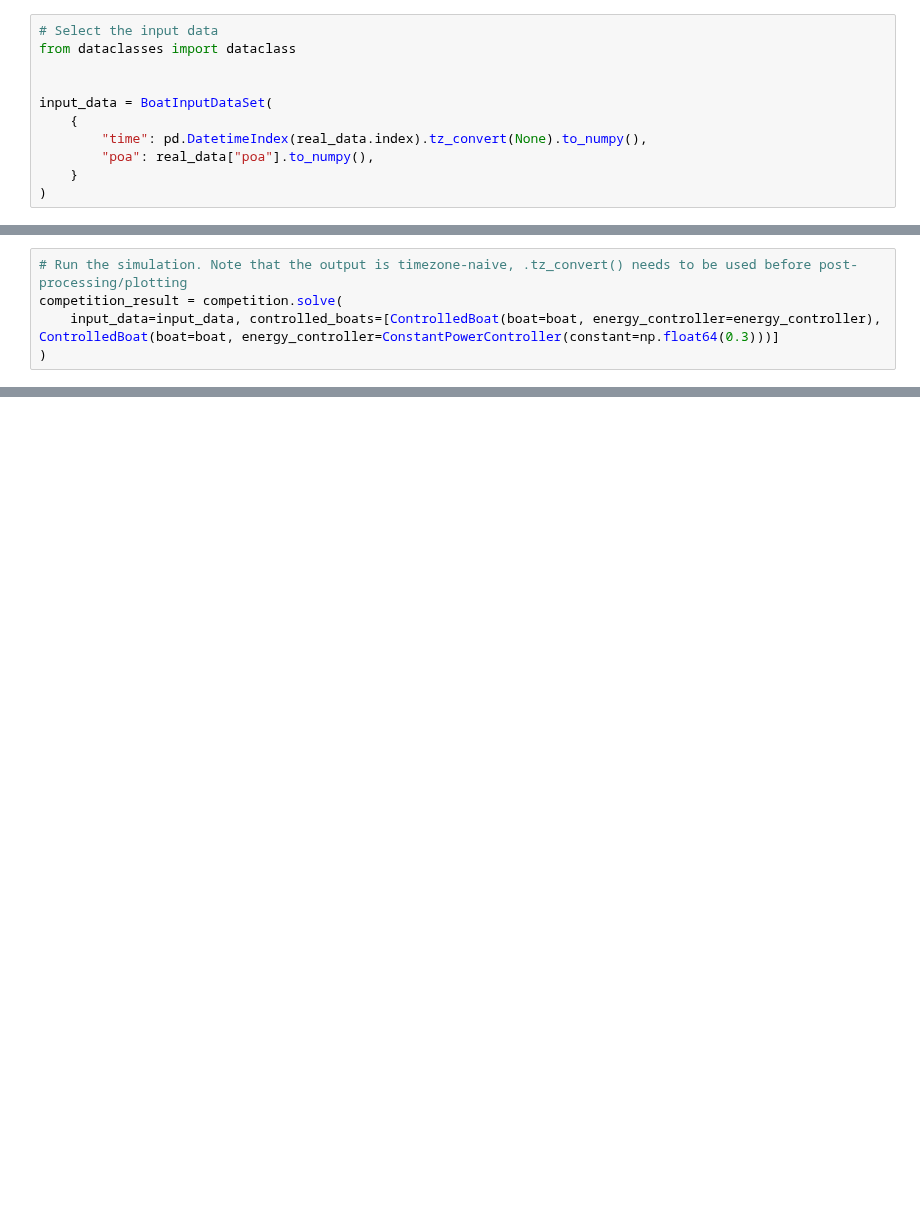
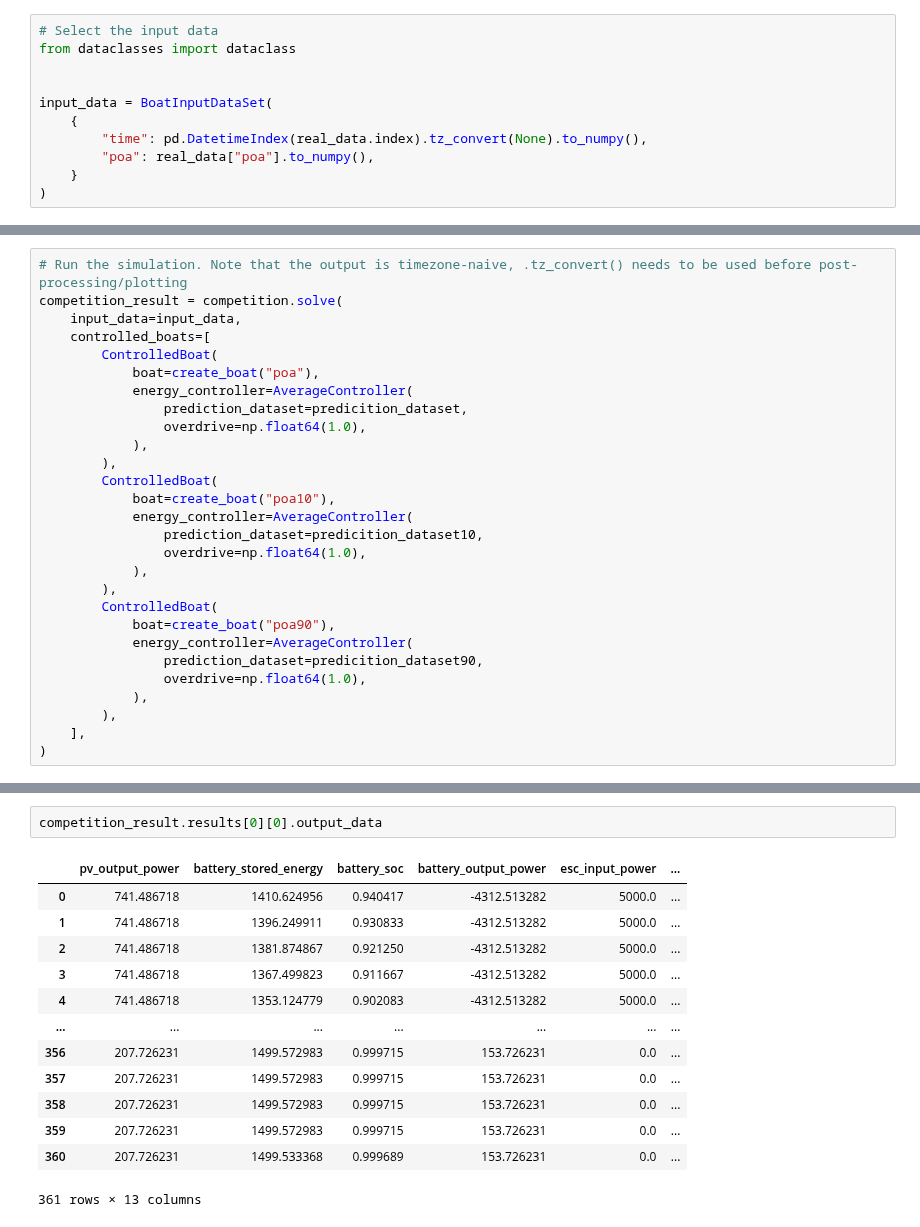
Before and after one commit to joaoantoniocardoso/solarboat_simulator, a Jupyter notebook: simulation.ipynb, the cells around one changed output, grey strips where cells are left out. Cells and saved outputs as stored; diff of their text form; blank space fills up the shorter version.

```diff
--- a/simulation.ipynb
+++ b/simulation.ipynb
@@ -546,5 +588,28 @@ energy_controller = AverageController(
 # %%
 # Run the simulation. Note that the output is timezone-naive, .tz_convert() needs to be used before post-processing/plotting
 competition_result = competition.solve(
-    input_data=input_data, controlled_boats=[ControlledBoat(boat=boat, energy_controller=energy_controller), ControlledBoat(boat=boat, energy_controller=ConstantPowerController(constant=np.float64(0.3)))]
+    input_data=input_data,
+    controlled_boats=[
+        ControlledBoat(
+            boat=create_boat("poa"),
+            energy_controller=AverageController(
+                prediction_dataset=predicition_dataset,
+                overdrive=np.float64(1.0),
+            ),
+        ),
+        ControlledBoat(
+            boat=create_boat("poa10"),
+            energy_controller=AverageController(
+                prediction_dataset=predicition_dataset10,
+                overdrive=np.float64(1.0),
+            ),
+        ),
+        ControlledBoat(
+            boat=create_boat("poa90"),
+            energy_controller=AverageController(
+                prediction_dataset=predicition_dataset90,
+                overdrive=np.float64(1.0),
+            ),
+        ),
+    ],
 )
@@ -654,0 +616,16 @@ for event_result in competition_result.results:
+# %%
+competition_result.results[0][0].output_data
+# %% [output]
+|  | pv_output_power | battery_stored_energy | battery_soc | battery_output_power | esc_input_power | ... |
+| 0 | 741.486718 | 1410.624956 | 0.940417 | -4312.513282 | 5000.0 | ... |
+| 1 | 741.486718 | 1396.249911 | 0.930833 | -4312.513282 | 5000.0 | ... |
+| 2 | 741.486718 | 1381.874867 | 0.921250 | -4312.513282 | 5000.0 | ... |
+| 3 | 741.486718 | 1367.499823 | 0.911667 | -4312.513282 | 5000.0 | ... |
+| 4 | 741.486718 | 1353.124779 | 0.902083 | -4312.513282 | 5000.0 | ... |
+| ... | ... | ... | ... | ... | ... | ... |
+| 356 | 207.726231 | 1499.572983 | 0.999715 | 153.726231 | 0.0 | ... |
+| 357 | 207.726231 | 1499.572983 | 0.999715 | 153.726231 | 0.0 | ... |
+| 358 | 207.726231 | 1499.572983 | 0.999715 | 153.726231 | 0.0 | ... |
+| 359 | 207.726231 | 1499.572983 | 0.999715 | 153.726231 | 0.0 | ... |
+| 360 | 207.726231 | 1499.533368 | 0.999689 | 153.726231 | 0.0 | ... |
+361 rows × 13 columns
```
Also changed, not shown: parts of 7 cells of this notebook, 2 other files.
